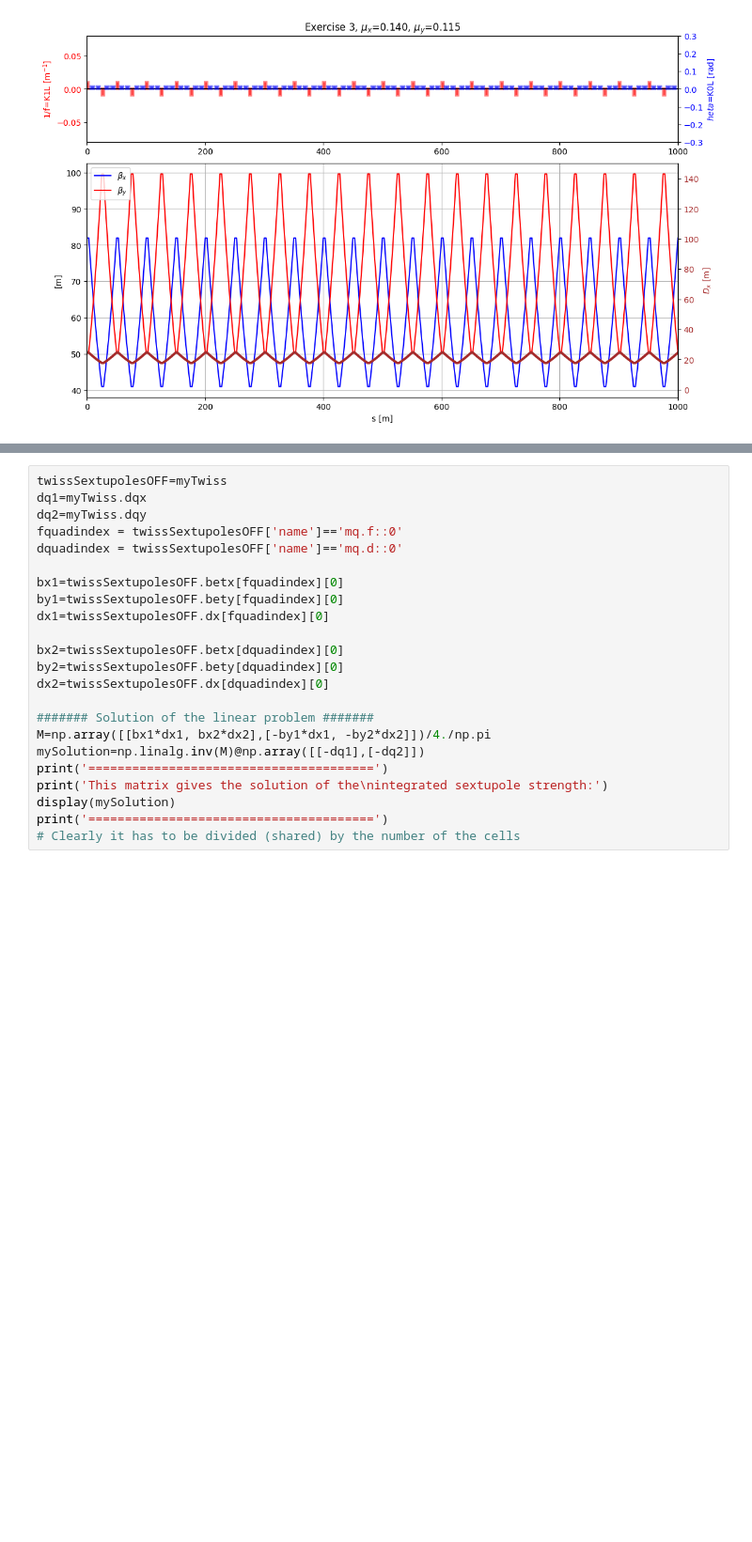
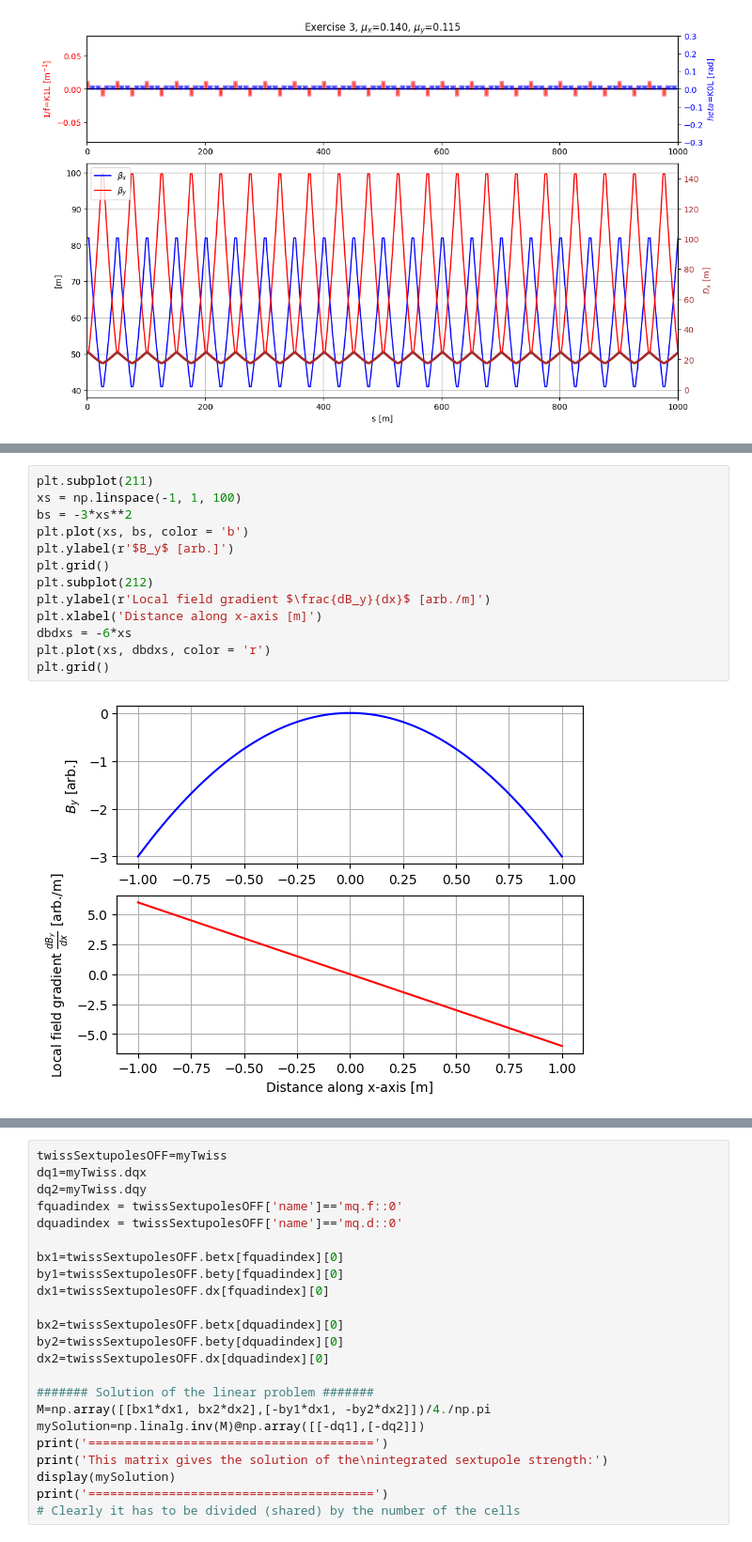
Before and after one commit to sterbini/AAP_CAS, a Jupyter notebook: exercises/solutions/Exercise3/Exercise3.ipynb, the cells around one changed output, grey strips where cells are left out. Shown at 94% size. Saved outputs shown, nothing was run; the diff lists cells and outputs as text; blank space fills up the shorter version.

```diff
--- a/exercises/solutions/Exercise3/Exercise3.ipynb
+++ b/exercises/solutions/Exercise3/Exercise3.ipynb
@@ -279,0 +270,15 @@ We can determine the value of $(k2l(s_1),~k2l(s_2))^T$ by inverting this problem
+# %%
+plt.subplot(211)
+xs = np.linspace(-1, 1, 100)
+bs = -3*xs**2
+plt.plot(xs, bs, color = 'b')
+plt.ylabel(r'$B_y$ [arb.]')
+plt.grid()
+plt.subplot(212)
+plt.ylabel(r'Local field gradient $\frac{dB_y}{dx}$ [arb./m]')
+plt.xlabel('Distance along x-axis [m]')
+dbdxs = -6*xs
+plt.plot(xs, dbdxs, color = 'r')
+plt.grid()
+# %% [output]
+[figure, added]
```
Also changed, not shown: parts of 43 cells of this notebook.
